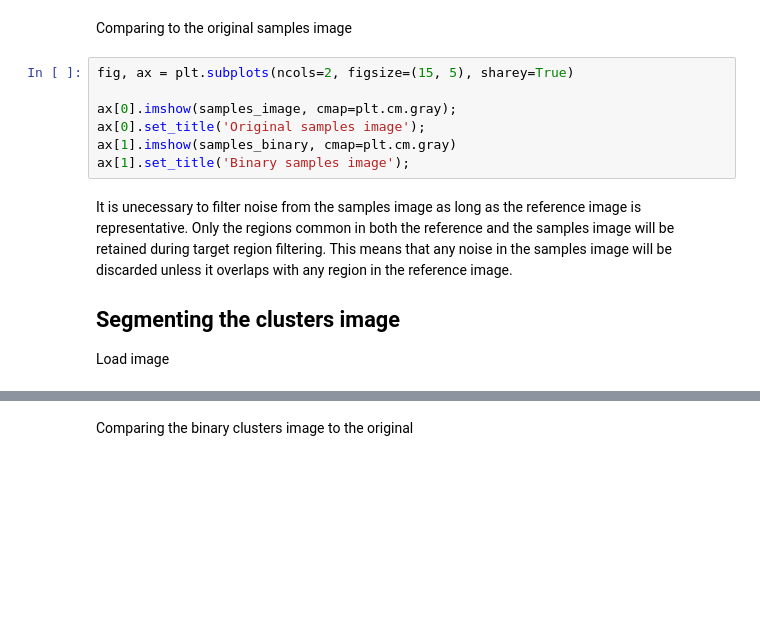
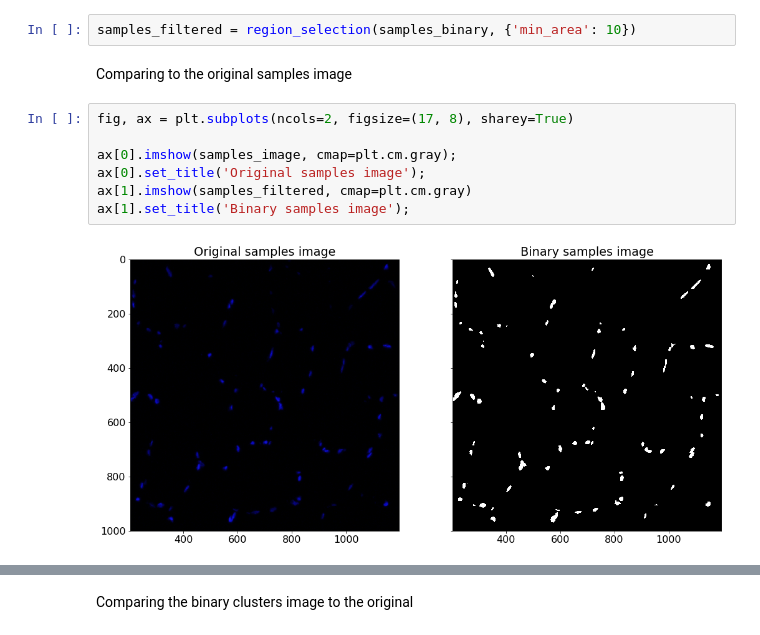
Before and after one commit to GSEL9/nih-prototype, a Jupyter notebook: prototype/analysis.ipynb, the cells around one changed output, grey strips where cells are left out. Saved outputs shown, nothing was run; the diff lists cells and outputs as text; blank space fills up the shorter version.

```diff
--- a/prototype/analysis.ipynb
+++ b/prototype/analysis.ipynb
@@ -219,15 +235,13 @@ plt.title('Binary samples image');
+# %%
+samples_filtered = region_selection(samples_binary, {'min_area': 10})
 # %% [markdown]
 Comparing to the original samples image
 # %%
-fig, ax = plt.subplots(ncols=2, figsize=(15, 5), sharey=True)
+fig, ax = plt.subplots(ncols=2, figsize=(17, 8), sharey=True)
 
 ax[0].imshow(samples_image, cmap=plt.cm.gray);
 ax[0].set_title('Original samples image');
-ax[1].imshow(samples_binary, cmap=plt.cm.gray)
+ax[1].imshow(samples_filtered, cmap=plt.cm.gray)
 ax[1].set_title('Binary samples image');
+# %% [output]
+[figure, added]
-# %% [markdown]
-It is unecessary to filter noise from the samples image as long as the reference image is representative. Only the regions common in both the reference and the samples image will be retained during target region filtering. This means that any noise in the samples image will be discarded unless it overlaps with any region in the reference image.
-
-## Segmenting the clusters image
-
-Load image
```
Also changed, not shown: parts of 31 cells of this notebook, 1 other file.
